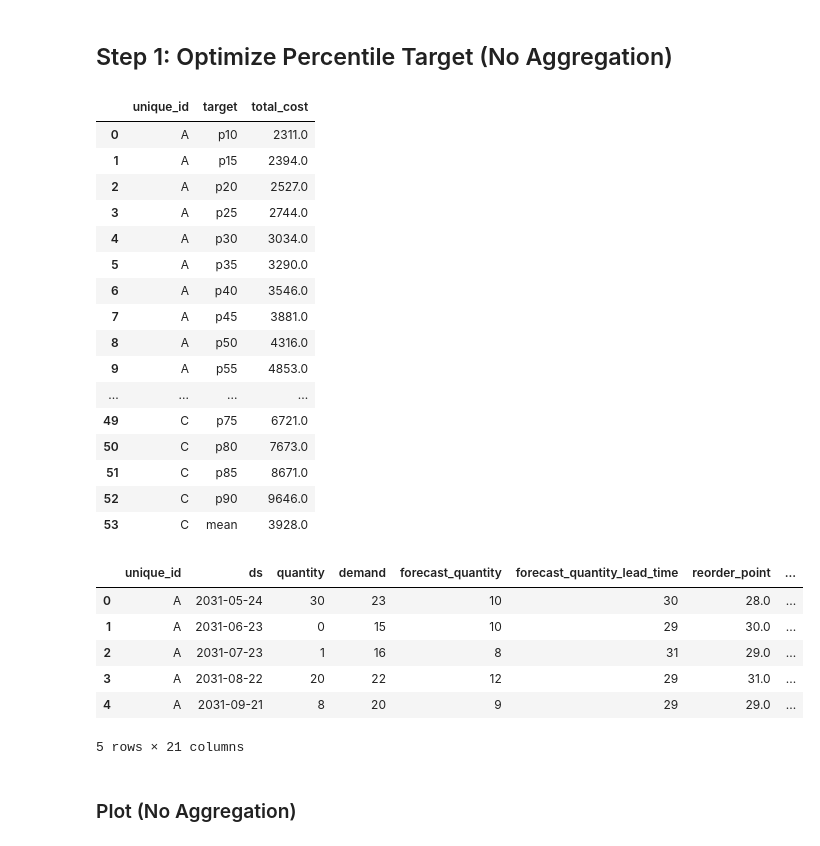
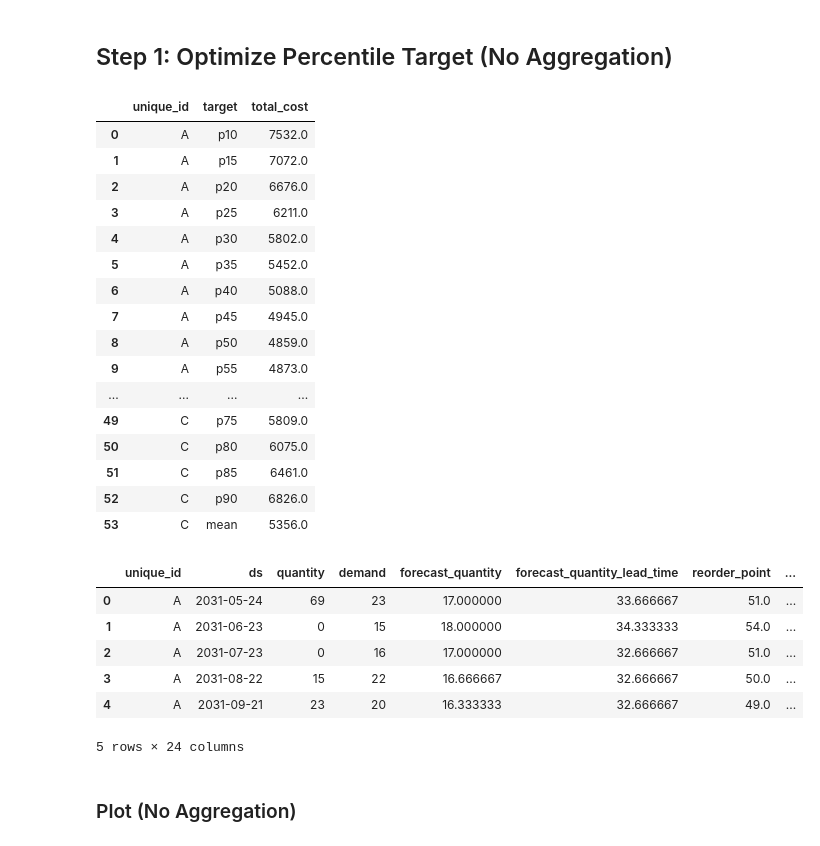
Before and after one commit to janrth/replenishment, a Jupyter notebook: notebooks/percentile_optimization_example.ipynb, the cells around one changed output. Cells and saved outputs as stored; diff of their text form; code cells hidden in the pictures.

```diff
--- a/notebooks/percentile_optimization_example.ipynb
+++ b/notebooks/percentile_optimization_example.ipynb
@@ -33,8 +32,8 @@ from replenishment import (
 Set the order cadence (**review_period**) and the coverage window (**forecast_horizon**, excluding lead time).
 The policy uses a total horizon of **lead_time + forecast_horizon**.
 # %%
-review_period = 1
-forecast_horizon = 1
+review_period = 3
+forecast_horizon = 3
 rmse_window = review_period  # optional; defaults to review_period
 # %% [markdown]
 ## Generate Sample Data
@@ -57,8 +56,8 @@ rows = generate_standard_simulation_rows(
     current_stock=15,
     lead_time=3,
    # seed=7,
-    holding_cost_per_unit=5,
-    stockout_cost_per_unit=1,
+    holding_cost_per_unit=1,
+    stockout_cost_per_unit=10,
     order_cost_per_order=10,
     percentile_multipliers={
         "p10": 0.6,
@@ -110,7 +109,7 @@ percentile_configs = build_percentile_forecast_candidates_from_standard_rows(
     backtest_rows,
     include_mean=True,
     review_period=review_period,
-    forecast_horizon=forecast_horizon,
+    forecast_horizon=forecast_horizon
 )
 percentile_costs = evaluate_forecast_target_costs(percentile_configs)
 percentile_cost_rows = [
@@ -122,22 +121,22 @@ percentile_cost_df = pd.DataFrame(percentile_cost_rows)
 percentile_cost_df
 # %% [output]
 |  | unique_id | target | total_cost |
-| 0 | A | p10 | 2311.0 |
-| 1 | A | p15 | 2394.0 |
-| 2 | A | p20 | 2527.0 |
-| 3 | A | p25 | 2744.0 |
-| 4 | A | p30 | 3034.0 |
-| 5 | A | p35 | 3290.0 |
-| 6 | A | p40 | 3546.0 |
-| 7 | A | p45 | 3881.0 |
-| 8 | A | p50 | 4316.0 |
-| 9 | A | p55 | 4853.0 |
+| 0 | A | p10 | 7532.0 |
+| 1 | A | p15 | 7072.0 |
+| 2 | A | p20 | 6676.0 |
+| 3 | A | p25 | 6211.0 |
+| 4 | A | p30 | 5802.0 |
+| 5 | A | p35 | 5452.0 |
+| 6 | A | p40 | 5088.0 |
+| 7 | A | p45 | 4945.0 |
+| 8 | A | p50 | 4859.0 |
+| 9 | A | p55 | 4873.0 |
 | ... | ... | ... | ... |
-| 49 | C | p75 | 6721.0 |
-| 50 | C | p80 | 7673.0 |
-| 51 | C | p85 | 8671.0 |
-| 52 | C | p90 | 9646.0 |
-| 53 | C | mean | 3928.0 |
+| 49 | C | p75 | 5809.0 |
+| 50 | C | p80 | 6075.0 |
+| 51 | C | p85 | 6461.0 |
+| 52 | C | p90 | 6826.0 |
+| 53 | C | mean | 5356.0 |
 # %%
 percentile_result = optimize_forecast_targets(percentile_configs)
 
@@ -145,7 +144,7 @@ forecast_percentile_configs = build_percentile_forecast_candidates_from_standard
     forecast_rows,
     include_mean=True,
     review_period=review_period,
-    forecast_horizon=forecast_horizon,
+    forecast_horizon=forecast_horizon
 )
 forecast_percentile_simulations = {}
 for unique_id, config in forecast_percentile_configs.items():
@@ -157,40 +156,40 @@ for unique_id, config in forecast_percentile_configs.items():
     forecast_percentile_simulations[unique_id] = simulate_replenishment_with_aggregation(
         periods=config.periods,
         demand=config.demand,
         initial_on_hand=config.initial_on_hand,
         lead_time=config.lead_time,
         policy=policy,
         aggregation_window=1,
         holding_cost_per_unit=config.holding_cost_per_unit,
         stockout_cost_per_unit=config.stockout_cost_per_unit,
         order_cost_per_order=config.order_cost_per_order,
         order_cost_per_unit=config.order_cost_per_unit,
     )
 
 percentile_decision_rows = build_replenishment_decisions_from_simulations(
     forecast_rows,
     forecast_percentile_simulations,
     percentile_target={
         uid: percentile_result[uid].target
         for uid in forecast_percentile_simulations
     },
     review_period=review_period,
     forecast_horizon=forecast_horizon,
-    rmse_window=rmse_window,
+    rmse_window=rmse_window
 )
 percentile_decision_df = replenishment_decision_rows_to_dataframe(
     percentile_decision_rows,
     library="pandas",
 )
 percentile_decision_df.head()
 # %% [output]
 |  | unique_id | ds | quantity | demand | forecast_quantity | forecast_quantity_lead_time | reorder_point | ... |
-| 0 | A | 2031-05-24 | 30 | 23 | 10 | 30 | 28.0 | ... |
-| 1 | A | 2031-06-23 | 0 | 15 | 10 | 29 | 30.0 | ... |
-| 2 | A | 2031-07-23 | 1 | 16 | 8 | 31 | 29.0 | ... |
-| 3 | A | 2031-08-22 | 20 | 22 | 12 | 29 | 31.0 | ... |
-| 4 | A | 2031-09-21 | 8 | 20 | 9 | 29 | 29.0 | ... |
+| 0 | A | 2031-05-24 | 69 | 23 | 17.000000 | 33.666667 | 51.0 | ... |
+| 1 | A | 2031-06-23 | 0 | 15 | 18.000000 | 34.333333 | 54.0 | ... |
+| 2 | A | 2031-07-23 | 0 | 16 | 17.000000 | 32.666667 | 51.0 | ... |
+| 3 | A | 2031-08-22 | 15 | 22 | 16.666667 | 32.666667 | 50.0 | ... |
+| 4 | A | 2031-09-21 | 23 | 20 | 16.333333 | 32.666667 | 49.0 | ... |
-5 rows × 21 columns
+5 rows × 24 columns
 # %% [markdown]
 ### Plot (No Aggregation)
 # %%
```
Also changed, not shown: parts of 11 cells of this notebook, 2 other files.
